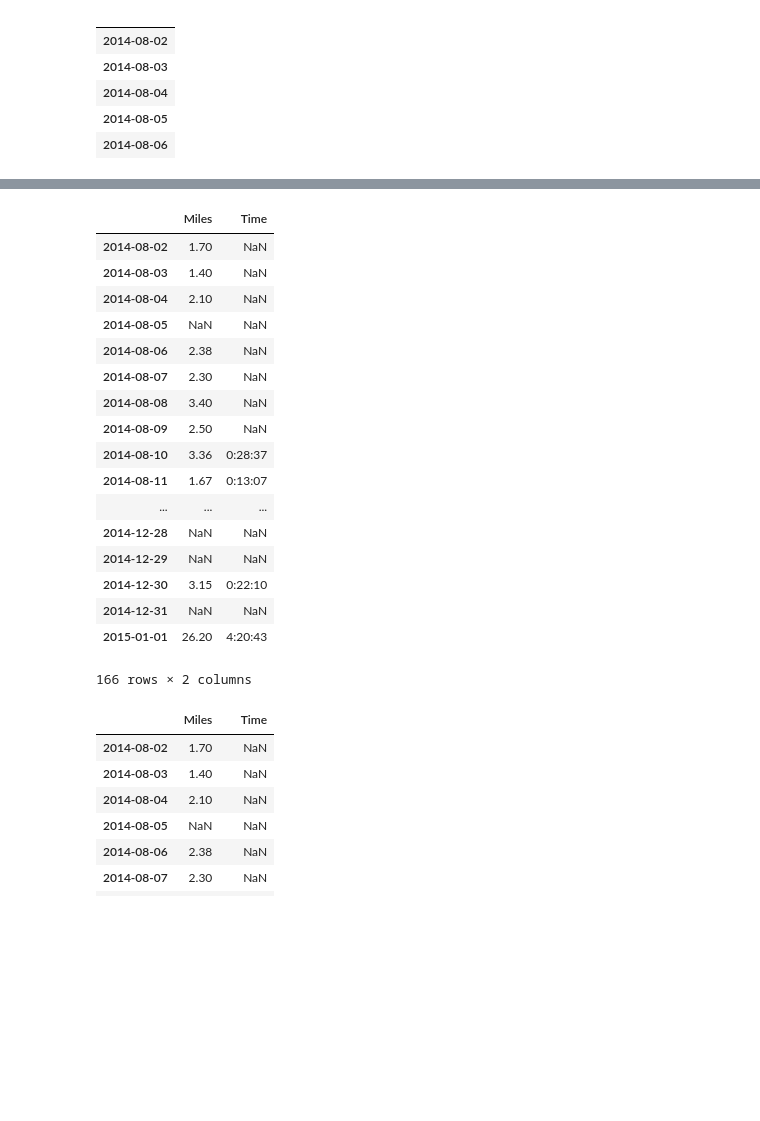
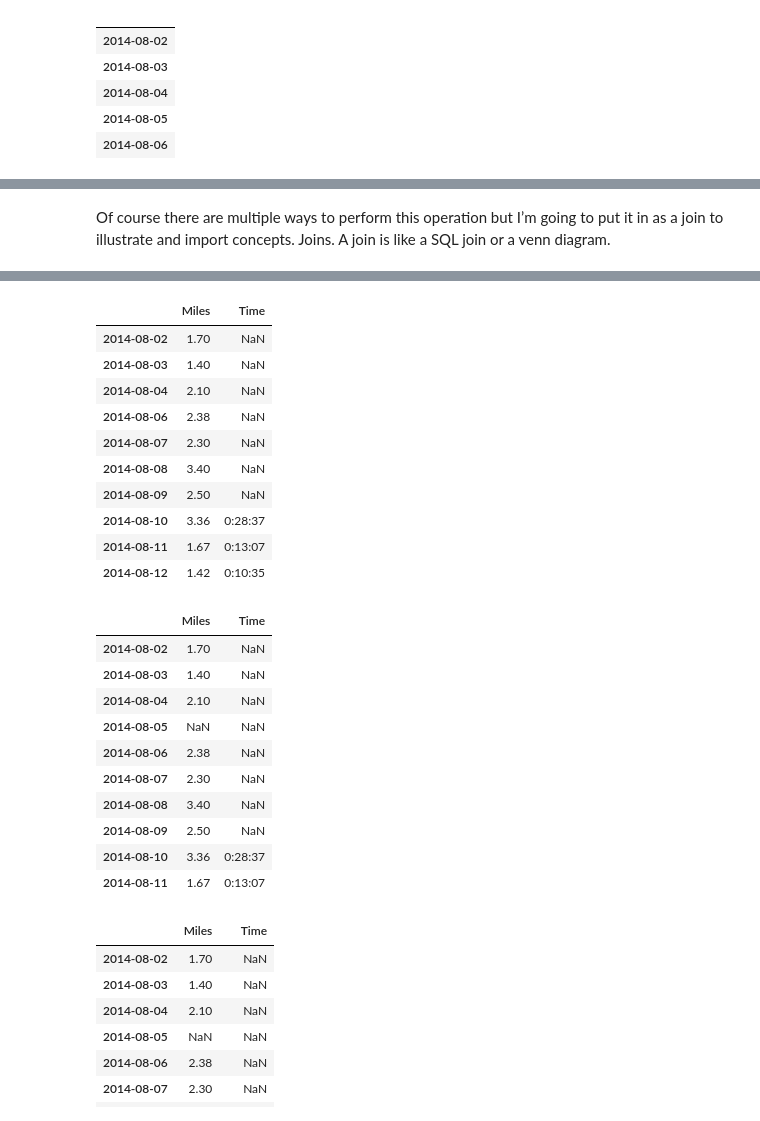
Before and after one commit to bllchmbrs/data_analysis_with_python_and_pandas, a Jupyter notebook: 4 - pandas Basics/4-5 pandas DataFrame Intros to File IO, Plotting, Stats and Joins.ipynb, the cells around one changed output, grey strips where cells are left out. Drawn from its saved outputs; the diff is of its cells as text; code cells hidden in the pictures; blank space fills up the shorter version.

```diff
--- a/s6 - pandas DataFrame - 2.ipynb
+++ b/4 - pandas Basics/4-5 pandas DataFrame Intros to File IO, Plotting, Stats and Joins.ipynb
@@ -54,5 +84,5 @@ Name: Date, dtype: object
 # %%
-df = pd.read_csv('data/running_data.csv', parse_dates=['Date'])
+df = pd.read_csv('../data/raw_running_data.csv', parse_dates=['Date'])
 # %%
 df.Date.head()
 # %% [output]
@@ -179,29 +233,38 @@ df.join(d)
+# %% [markdown]
+Of course there are multiple ways to perform this operation but I’m going to put it in as a join to illustrate and import concepts. Joins. A join is like a SQL join or a venn diagram.
 # %%
 from IPython.display import Image
 Image(url='http://i.stack.imgur.com/GbJ7N.png')
 # %% [output]
 [interactive output not drawn]
+# %%
+df.join(d).head(10)
+# %% [output]
+|  | Miles | Time |
+| 2014-08-02 | 1.70 | NaN |
+| 2014-08-03 | 1.40 | NaN |
+| 2014-08-04 | 2.10 | NaN |
+| 2014-08-06 | 2.38 | NaN |
+| 2014-08-07 | 2.30 | NaN |
+| 2014-08-08 | 3.40 | NaN |
+| 2014-08-09 | 2.50 | NaN |
+| 2014-08-10 | 3.36 | 0:28:37 |
+| 2014-08-11 | 1.67 | 0:13:07 |
+| 2014-08-12 | 1.42 | 0:10:35 |
 # %%
-d.join(df)
+d.join(df).head(10)
 # %% [output]
 |  | Miles | Time |
 | 2014-08-02 | 1.70 | NaN |
 | 2014-08-03 | 1.40 | NaN |
 | 2014-08-04 | 2.10 | NaN |
 | 2014-08-05 | NaN | NaN |
 | 2014-08-06 | 2.38 | NaN |
 | 2014-08-07 | 2.30 | NaN |
 | 2014-08-08 | 3.40 | NaN |
 | 2014-08-09 | 2.50 | NaN |
 | 2014-08-10 | 3.36 | 0:28:37 |
 | 2014-08-11 | 1.67 | 0:13:07 |
-| ... | ... | ... |
-| 2014-12-28 | NaN | NaN |
-| 2014-12-29 | NaN | NaN |
-| 2014-12-30 | 3.15 | 0:22:10 |
-| 2014-12-31 | NaN | NaN |
-| 2015-01-01 | 26.20 | 4:20:43 |
-166 rows × 2 columns
 # %%
 df.join(d, how='outer')
 # %% [output]
```
Also changed, not shown: parts of 29 cells of this notebook, 28 other files.
